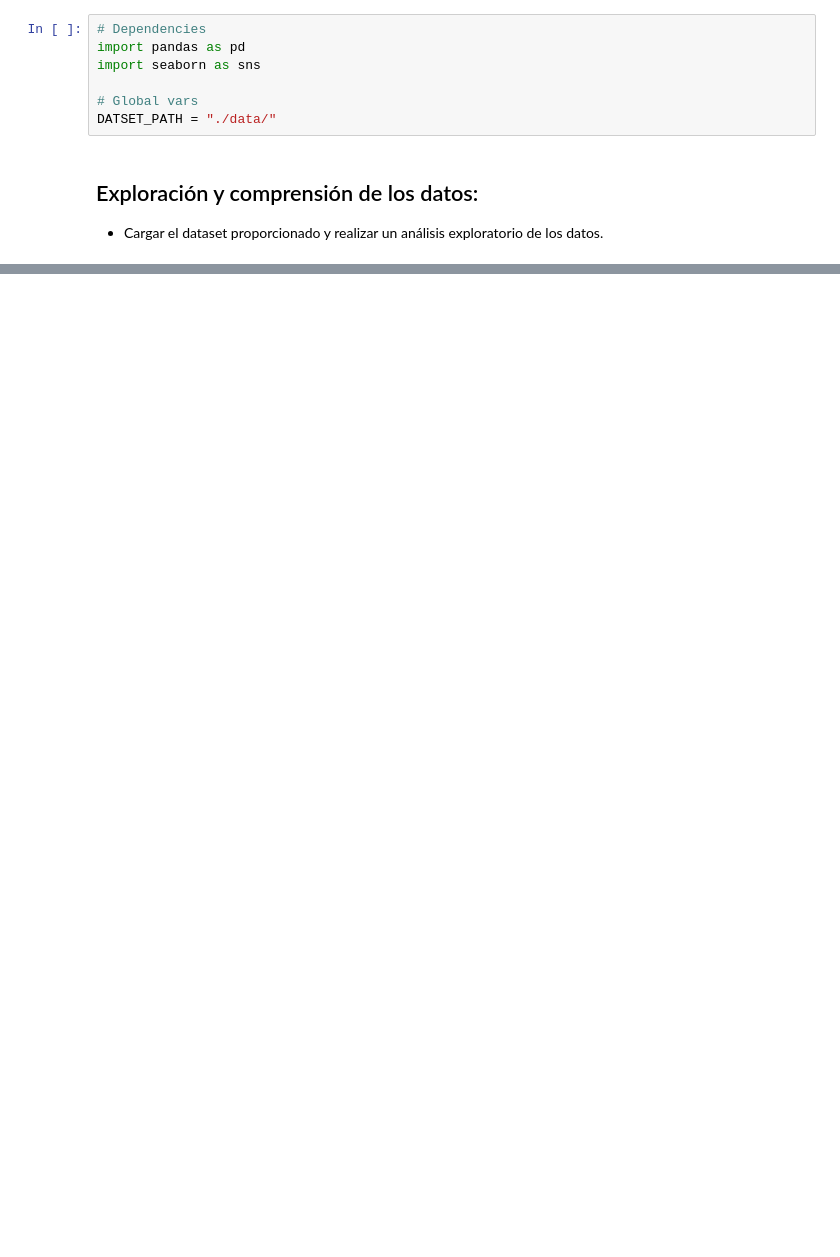
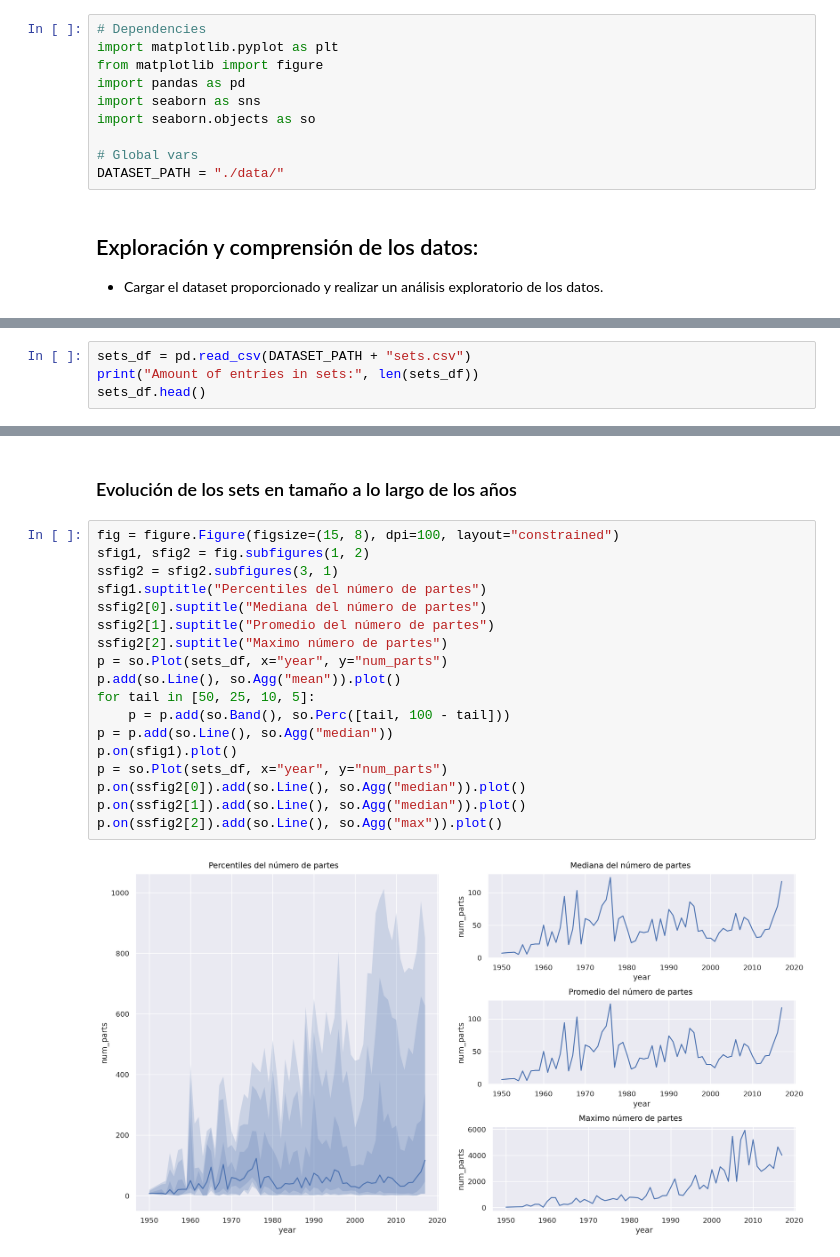
Before and after one commit to gonzafernan/ceia-andd, a Jupyter notebook: lego.ipynb, the cells around one changed output, grey strips where cells are left out. Cells and saved outputs as stored; diff of their text form; blank space fills up the shorter version.

```diff
--- a/lego.ipynb
+++ b/lego.ipynb
@@ -15,11 +15,14 @@ Dataset schema:
 ![dataset-schema](./imgs/downloads_schema.png)
 # %%
 # Dependencies
+import matplotlib.pyplot as plt
+from matplotlib import figure
 import pandas as pd
 import seaborn as sns
+import seaborn.objects as so
 
 # Global vars
-DATSET_PATH = "./data/"
+DATASET_PATH = "./data/"
 # %% [markdown]
 ## Exploración y comprensión de los datos:
 - Cargar el dataset proporcionado y realizar un análisis exploratorio de los datos.
@@ -29,0 +95,4 @@ inventory_sets_df.head()
+# %%
+sets_df = pd.read_csv(DATASET_PATH + "sets.csv")
+print("Amount of entries in sets:", len(sets_df))
+sets_df.head()
@@ -33,0 +195,22 @@ inventory_parts_df.head()
+# %% [markdown]
+### Evolución de los sets en tamaño a lo largo de los años
+# %%
+fig = figure.Figure(figsize=(15, 8), dpi=100, layout="constrained")
+sfig1, sfig2 = fig.subfigures(1, 2)
+ssfig2 = sfig2.subfigures(3, 1)
+sfig1.suptitle("Percentiles del número de partes")
+ssfig2[0].suptitle("Mediana del número de partes")
+ssfig2[1].suptitle("Promedio del número de partes")
+ssfig2[2].suptitle("Maximo número de partes")
+p = so.Plot(sets_df, x="year", y="num_parts")
+p.add(so.Line(), so.Agg("mean")).plot()
+for tail in [50, 25, 10, 5]:
+    p = p.add(so.Band(), so.Perc([tail, 100 - tail]))
+p = p.add(so.Line(), so.Agg("median"))
+p.on(sfig1).plot()
+p = so.Plot(sets_df, x="year", y="num_parts")
+p.on(ssfig2[0]).add(so.Line(), so.Agg("median")).plot()
+p.on(ssfig2[1]).add(so.Line(), so.Agg("median")).plot()
+p.on(ssfig2[2]).add(so.Line(), so.Agg("max")).plot()
+# %% [output]
+[figure, added]
```
Also changed, not shown: parts of 27 cells of this notebook.
